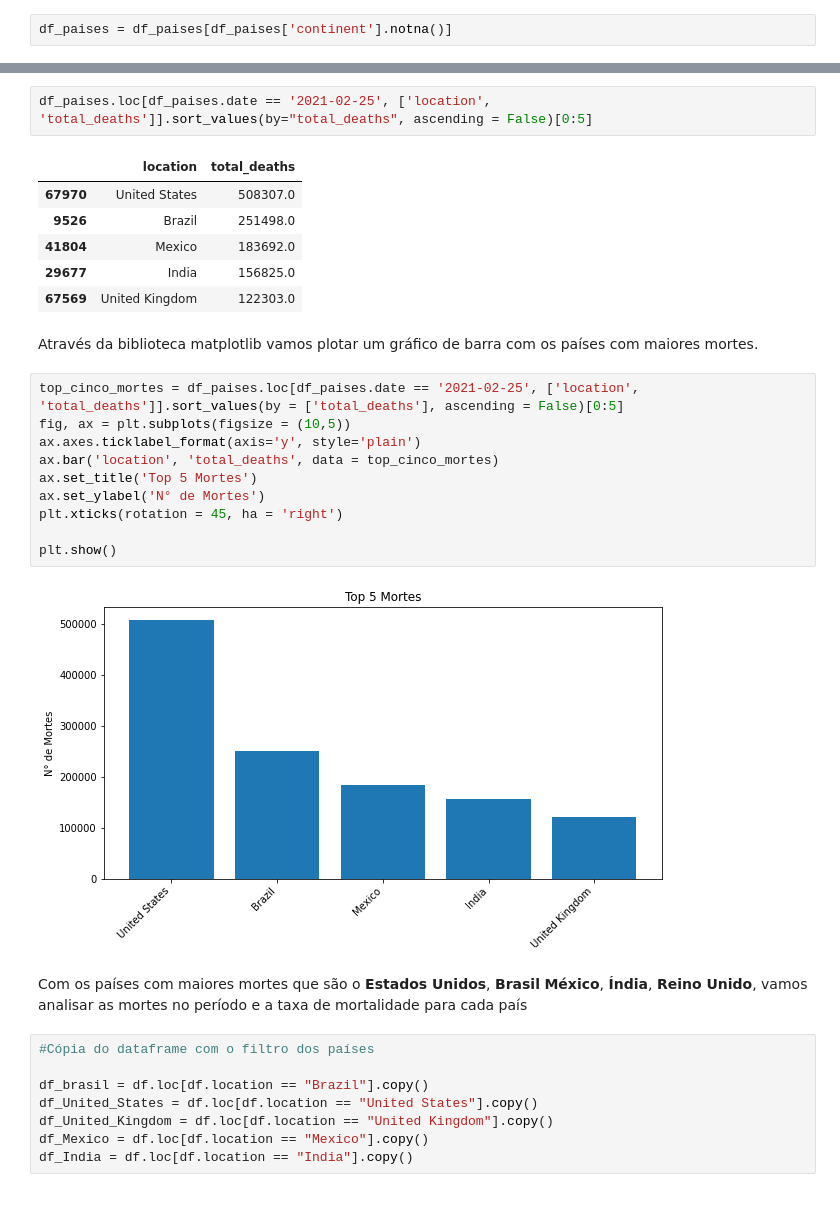
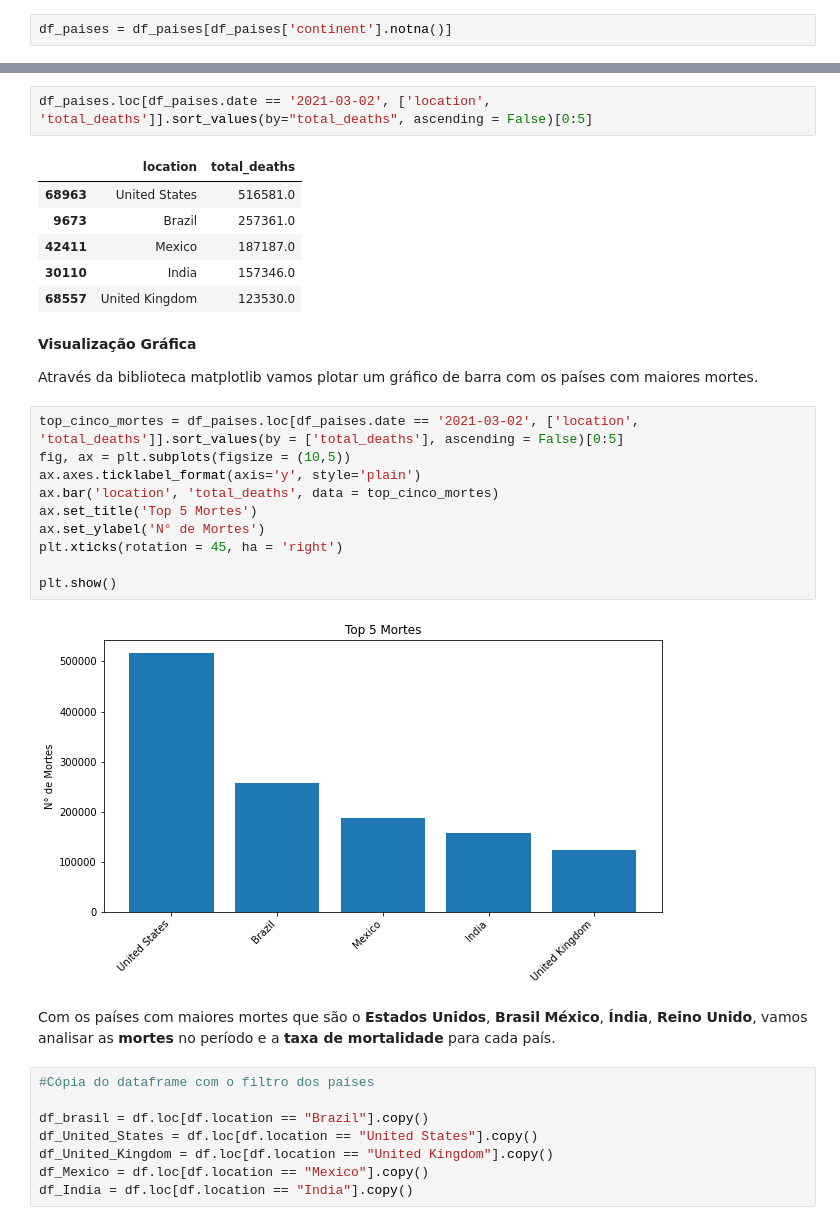
Before and after one commit to ladpedrino/Data-Science, a Jupyter notebook: Análise Covid 19/Panorama_do_COVID_19_no_Brasil.ipynb, the cells around one changed output, grey strips where cells are left out. Saved outputs shown, nothing was run; the diff lists cells and outputs as text.

```diff
--- a/Análise Covid 19/Panorama_do_COVID_19_no_Brasil.ipynb
+++ b/Análise Covid 19/Panorama_do_COVID_19_no_Brasil.ipynb
@@ -332,28 +348,30 @@ Abaixo, os países que apresentaram maiores casos no dia 25 de Fevereiro, os pa
 # %%
-df_paises.loc[df_paises.date == '2021-02-25', ['location', 'total_deaths']].sort_values(by="total_deaths", ascending = False)[0:5]
+df_paises.loc[df_paises.date == '2021-03-02', ['location', 'total_deaths']].sort_values(by="total_deaths", ascending = False)[0:5]
 # %% [output]
 |  | location | total_deaths |
-| 67970 | United States | 508307.0 |
-| 9526 | Brazil | 251498.0 |
-| 41804 | Mexico | 183692.0 |
-| 29677 | India | 156825.0 |
-| 67569 | United Kingdom | 122303.0 |
+| 68963 | United States | 516581.0 |
+| 9673 | Brazil | 257361.0 |
+| 42411 | Mexico | 187187.0 |
+| 30110 | India | 157346.0 |
+| 68557 | United Kingdom | 123530.0 |
 # %% [markdown]
+**Visualização Gráfica**
+
 Através da biblioteca matplotlib vamos plotar um gráfico de barra com os países com maiores mortes.
 # %%
-top_cinco_mortes = df_paises.loc[df_paises.date == '2021-02-25', ['location', 'total_deaths']].sort_values(by = ['total_deaths'], ascending = False)[0:5]
+top_cinco_mortes = df_paises.loc[df_paises.date == '2021-03-02', ['location', 'total_deaths']].sort_values(by = ['total_deaths'], ascending = False)[0:5]
 fig, ax = plt.subplots(figsize = (10,5))
 ax.axes.ticklabel_format(axis='y', style='plain')
 ax.bar('location', 'total_deaths', data = top_cinco_mortes)
 ax.set_title('Top 5 Mortes')
 ax.set_ylabel('N° de Mortes')
 plt.xticks(rotation = 45, ha = 'right')
 
 plt.show()
 # %% [output]
-[figure, old version]
+[figure, new version]
 # %% [markdown]
-Com os países com maiores mortes que são o **Estados Unidos**, **Brasil** **México**, **Índia**, **Reino Unido**, vamos analisar as mortes no período e a taxa de mortalidade para cada país
+Com os países com maiores mortes que são o **Estados Unidos**, **Brasil** **México**, **Índia**, **Reino Unido**, vamos analisar as **mortes** no período e a **taxa de mortalidade** para cada país.
 # %%
 #Cópia do dataframe com o filtro dos países
 
```
Also changed, not shown: parts of 56 cells of this notebook, 1 other file.
